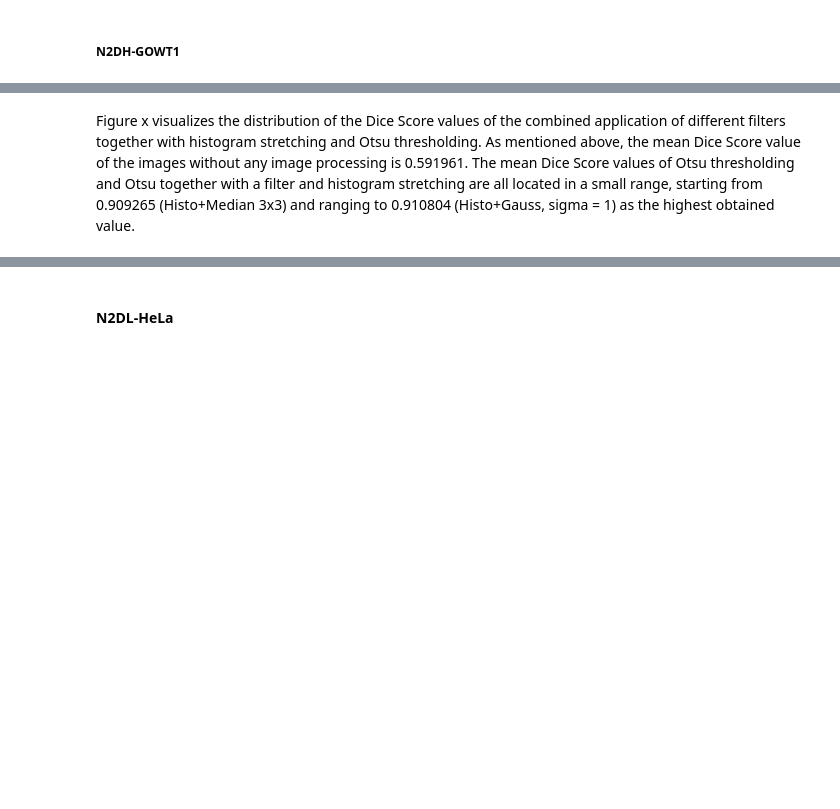
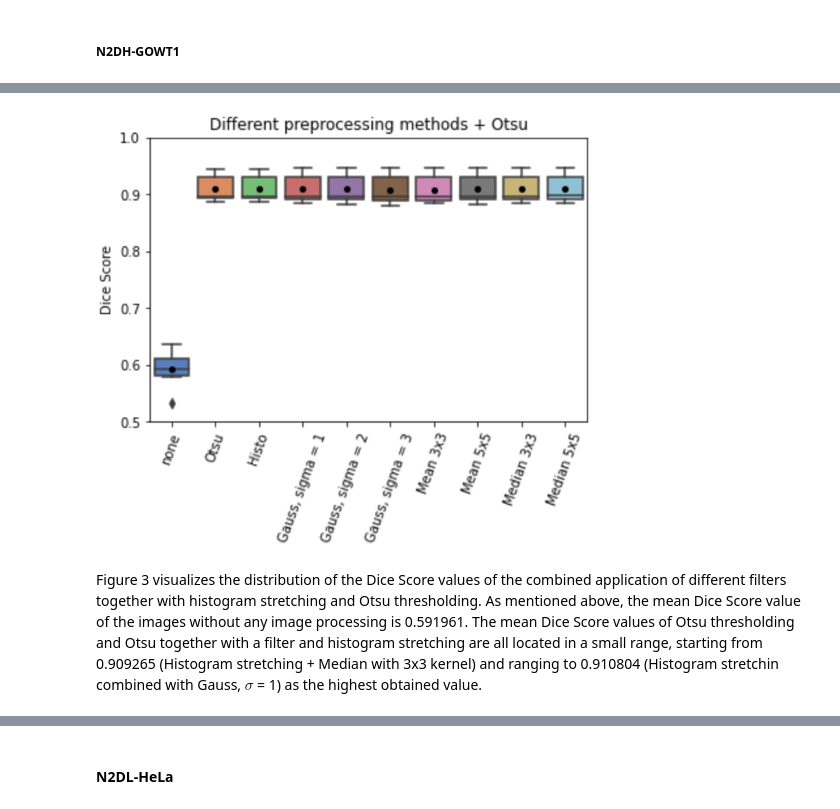
Before and after one commit to datascience-mobi-2023/topic01_team03, a Jupyter notebook: Report/AnfangReport.ipynb, the cells around one changed output, grey strips where cells are left out. Drawn from its saved outputs; the diff is of its cells as text; code cells hidden in the pictures; blank space fills up the shorter version.

```diff
--- a/Report/AnfangReport.ipynb
+++ b/Report/AnfangReport.ipynb
@@ -122,4 +123,9 @@ FileNotFoundError: No such file or directory: '../Bilder Report/DiceScoreBild.pn
+# %%
+# Figure 2: Visualisation of the dice score values of different preprocessing methods together with Otsu thresholding applied to N2DDH-GOWT1
+from IPython.display import Image
+Image('../Plots/BilderPlots/N2DH-GOWT1/plot_N2DH-GOWT1_preprocessing_otsu.png',  width=500, height=300)
+# %% [output]
+[figure, added]
 # %% [markdown]
-
-Figure x  visualizes the distribution of the Dice Score values of the combined application of different filters together with histogram stretching and Otsu thresholding. As mentioned above, the mean Dice Score value of the images without any image processing is 0.591961. The mean Dice Score values of Otsu thresholding and Otsu together with a filter and histogram stretching are all located in a small range, starting from 0.909265 (Histo+Median 3x3) and ranging to 0.910804 (Histo+Gauss, sigma = 1) as the highest obtained value.
+Figure 3  visualizes the distribution of the Dice Score values of the combined application of different filters together with histogram stretching and Otsu thresholding. As mentioned above, the mean Dice Score value of the images without any image processing is 0.591961. The mean Dice Score values of Otsu thresholding and Otsu together with a filter and histogram stretching are all located in a small range, starting from 0.909265 (Histogram stretching + Median with 3x3 kernel) and ranging to 0.910804 (Histogram stretchin combined with Gauss, $\sigma$ = 1) as the highest obtained value.
 # %%
```
Also changed, not shown: parts of 15 cells of this notebook, 6 other files.
